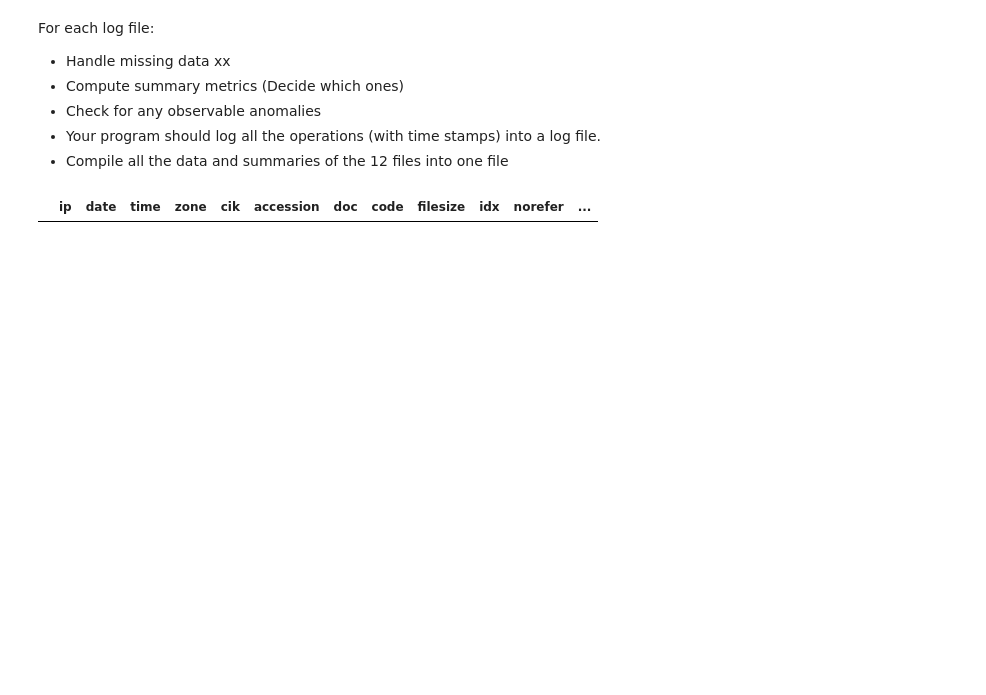
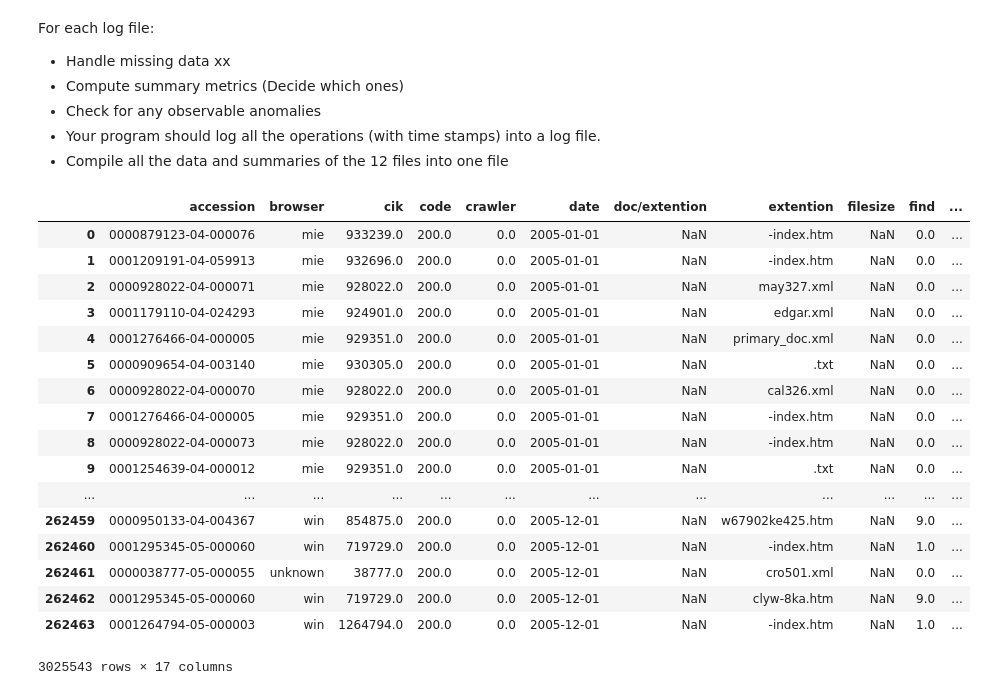
Before and after one commit to erstrong/INFO-7390-ADS-Fall-17-TeamNo., a Jupyter notebook: Assignment 1/Problem 2/Problem 2.ipynb, the cells around one changed output. Cells and saved outputs as stored; diff of their text form; code cells hidden in the pictures; blank space fills up the shorter version.

```diff
--- a/Assignment 1/Problem 2/Problem 2.ipynb
+++ b/Assignment 1/Problem 2/Problem 2.ipynb
@@ -42,5 +43,5 @@ import scipy
 # %%
-column_names = ['ip','date','time','zone','cik','accession','doc','code','filesize','idx','norefer','noagent','find','crawler','browser']
+column_names = ['ip','date','time','zone','cik','accession','doc/extention','code','filesize','idx','norefer','noagent','find','crawler','browser']
 full_logs = pd.DataFrame(columns=column_names)
 # %% [markdown]
 Default Values:
@@ -62,6 +63,7 @@ Default Values:
 
 Numeric defaults are based on the README that comes with each log
 # %%
+dataframe_collection = []
 for url in urls:
     #print url
     r = requests.get(url, stream=True)
@@ -73,16 +75,11 @@ for url in urls:
     # Replace missing numeric values and categorical that have default 0
     st.fillna({'zone': 0, 'idx': 0,'noreferer': 0,'noagent': 0,'find': 0,'crawler': 0}, inplace=True)
     # Replace missing categorical values
-    st.fillna({'ip':'unknown', 'time':'unknown','cik':'unknown','accession':'unknown','doc':'unknown','code':'unknown','browser':'unknown'}, inplace=True)
+    st.fillna({'ip':'unknown', 'time':'unknown','cik':'unknown','accession':'unknown','code':'unknown','browser':'unknown'}, inplace=True)
+    st.fillna({'doc':'unknown', 'extention':'unknown'}, inplace=True)
     # Replace missing dates from file name
     date_formatted = url[-12:-8]+'-'+url[-8:-6] + '-' + url[-6:-4]
     st.fillna({'date': date_formatted}, inplace=True)
     # Replace missing file sizes with mean
     st.fillna({'size': scipy.mean(st['size'])}, inplace=True)
-    print(st.head())
-
-
-    # Compile all data
-    #full_logs.append(st, ignore_index=True)
-
-#full_logs.head()
+    dataframe_collection.append(st)
@@ -106,0 +86,6 @@ for url in urls:
+# %%
+nullvaluesindf=[]
+alldfs=[]
+for i in range(0,len(dataframe_collection)):
+    nullvaluesindf.append(pd.isnull(dataframe_collection[i]).sum()>0)
+    alldfs.append(nullvaluesindf)
@@ -111,7 +128,28 @@ For each log file:
 * Check for any observable anomalies
 * Your program should log all the operations (with time stamps) into a log file.
 * Compile all the data and summaries of the 12 files into one file
+# %%
+for i in range(0,len(dataframe_collection)):
+    df=dataframe_collection[i]
+    full_logs=pd.concat([full_logs,df])
 # %%
-full_logs.head()
+full_logs
 # %% [output]
-|  | ip | date | time | zone | cik | accession | doc | code | filesize | idx | norefer | ... |
+|  | accession | browser | cik | code | crawler | date | doc/extention | extention | filesize | find | ... |
+| 0 | 0000879123-04-000076 | mie | 933239.0 | 200.0 | 0.0 | 2005-01-01 | NaN | -index.htm | NaN | 0.0 | ... |
+| 1 | 0001209191-04-059913 | mie | 932696.0 | 200.0 | 0.0 | 2005-01-01 | NaN | -index.htm | NaN | 0.0 | ... |
+| 2 | 0000928022-04-000071 | mie | 928022.0 | 200.0 | 0.0 | 2005-01-01 | NaN | may327.xml | NaN | 0.0 | ... |
+| 3 | 0001179110-04-024293 | mie | 924901.0 | 200.0 | 0.0 | 2005-01-01 | NaN | edgar.xml | NaN | 0.0 | ... |
+| 4 | 0001276466-04-000005 | mie | 929351.0 | 200.0 | 0.0 | 2005-01-01 | NaN | primary_doc.xml | NaN | 0.0 | ... |
+| 5 | 0000909654-04-003140 | mie | 930305.0 | 200.0 | 0.0 | 2005-01-01 | NaN | .txt | NaN | 0.0 | ... |
+| 6 | 0000928022-04-000070 | mie | 928022.0 | 200.0 | 0.0 | 2005-01-01 | NaN | cal326.xml | NaN | 0.0 | ... |
+| 7 | 0001276466-04-000005 | mie | 929351.0 | 200.0 | 0.0 | 2005-01-01 | NaN | -index.htm | NaN | 0.0 | ... |
+| 8 | 0000928022-04-000073 | mie | 928022.0 | 200.0 | 0.0 | 2005-01-01 | NaN | -index.htm | NaN | 0.0 | ... |
+| 9 | 0001254639-04-000012 | mie | 929351.0 | 200.0 | 0.0 | 2005-01-01 | NaN | .txt | NaN | 0.0 | ... |
+| ... | ... | ... | ... | ... | ... | ... | ... | ... | ... | ... | ... |
+| 262459 | 0000950133-04-004367 | win | 854875.0 | 200.0 | 0.0 | 2005-12-01 | NaN | w67902ke425.htm | NaN | 9.0 | ... |
+| 262460 | 0001295345-05-000060 | win | 719729.0 | 200.0 | 0.0 | 2005-12-01 | NaN | -index.htm | NaN | 1.0 | ... |
+| 262461 | 0000038777-05-000055 | unknown | 38777.0 | 200.0 | 0.0 | 2005-12-01 | NaN | cro501.xml | NaN | 0.0 | ... |
+| 262462 | 0001295345-05-000060 | win | 719729.0 | 200.0 | 0.0 | 2005-12-01 | NaN | clyw-8ka.htm | NaN | 9.0 | ... |
+| 262463 | 0001264794-05-000003 | win | 1264794.0 | 200.0 | 0.0 | 2005-12-01 | NaN | -index.htm | NaN | 1.0 | ... |
+3025543 rows × 17 columns
```
Also changed, not shown: parts of 4 cells of this notebook.
